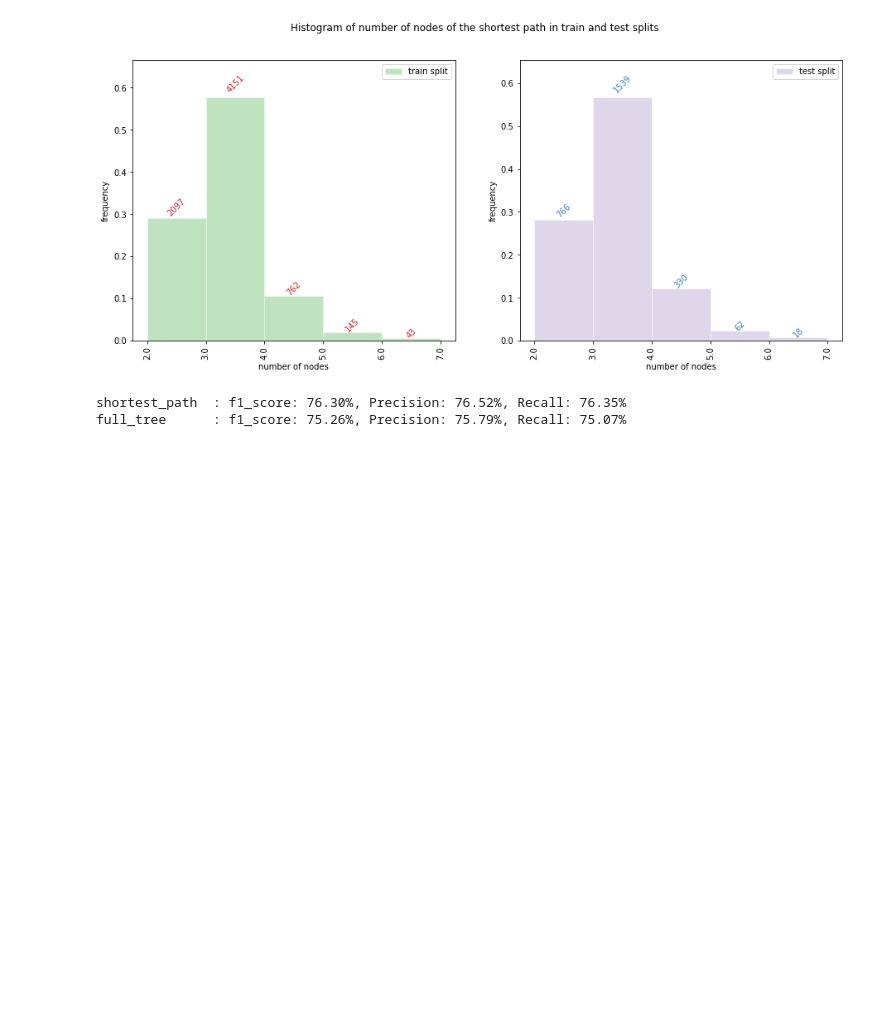
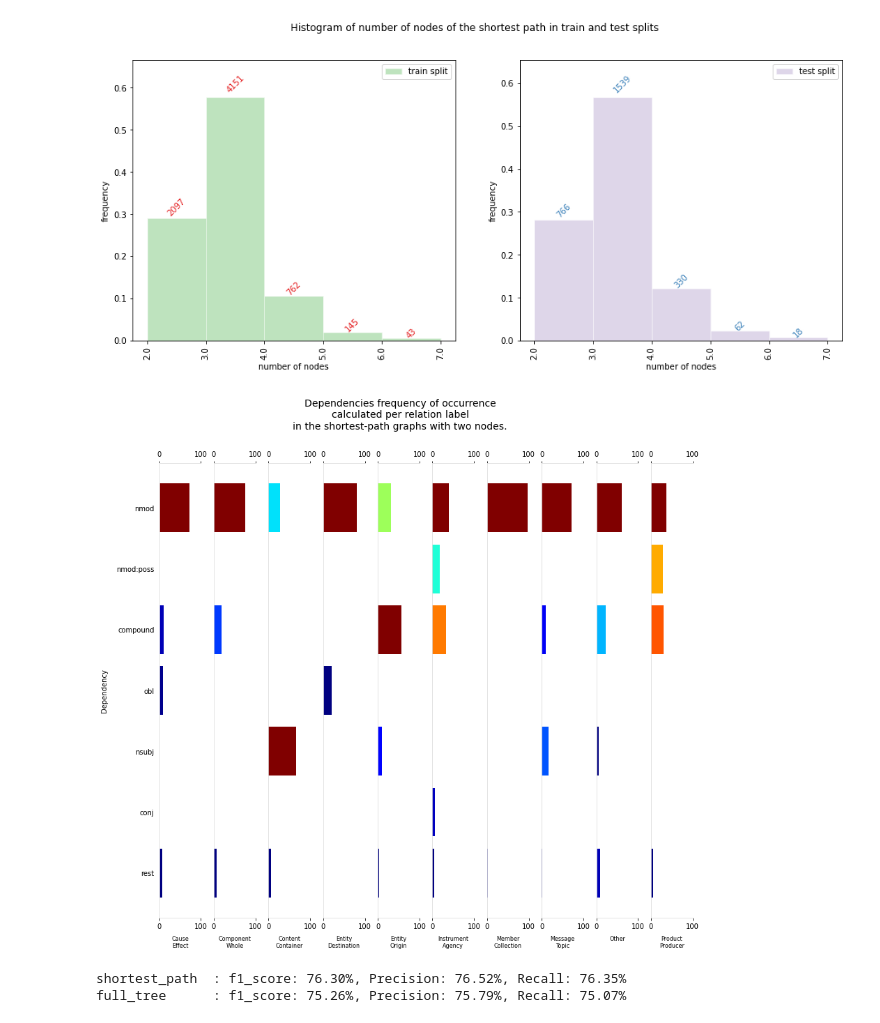
Before and after one commit to zarzouram/RE_Extraction_tree_and_Seq_LSTM, a Jupyter notebook: run_test.ipynb, the cells around one changed output. Saved outputs shown, nothing was run; the diff lists cells and outputs as text; code cells hidden in the pictures; blank space fills up the shorter version.

```diff
--- a/run_test.ipynb
+++ b/run_test.ipynb
@@ -122,0 +159,65 @@ figs, axes = plot_hist(data=num_nodes,
+# %%
+import matplotlib
+import matplotlib.pyplot as plt
+
+df_reldep = df.groupby(["rel", "dep_0"])["dep_0"].agg("count")
+df_reldep = df_reldep.to_frame(name="count")
+df_reldep["percent"] = df_reldep.groupby(
+    level=0).transform(lambda x: x / sum(x) * 100).round(2)
+df_reldep = df_reldep.reset_index()
+df_rest_ids = df_reldep[df_reldep["percent"] < 5.].index
+df_reldep.loc[df_rest_ids, "dep_0"] = "rest"
+
+df_reldep = df_reldep.groupby(["rel", "dep_0"]).sum()
+
+fig = plt.figure(figsize=(12, 10), constrained_layout=True)
+spec = fig.add_gridspec(ncols=len(rel_labels), nrows=1)
+fig.suptitle("Dependencies frequency of occurrence\ncalculated per relation label\nin the shortest-path graphs with two nodes.", fontsize=14, y=1.1)
+
+df_reldep = df_reldep.reset_index().sort_values(by=["percent", "dep_0"])
+dep_sorted_map = dict.fromkeys(df_reldep["dep_0"].astype(str).values.tolist())
+dep_sorted_map.update((k, i) for i, k in enumerate(dep_sorted_map))
+
+cmap = matplotlib.cm.get_cmap("jet")
+
+axes = []
+for c, r in enumerate(rel_labels):
+    ax = fig.add_subplot(spec[0, c])
+    axes.append(ax)
+    df_r = df_reldep[df_reldep["rel"] == r]
+    dep_tags = df_r["dep_0"].astype(str).values.tolist()
+    values = df_r["percent"].astype(float).values.tolist()
+
+    values_sorted = [0.] * len(dep_sorted_map)
+    for d, v in zip(dep_tags, values):
+        idx = dep_sorted_map[d]
+        values_sorted[idx] = v
+
+    y_ticks = list(dep_sorted_map.values())
+    norm = matplotlib.colors.Normalize(vmin=min(values), vmax=max(values))
+
+    bar = axes[-1].barh(y_ticks,
+                        values_sorted,
+                        color=[cmap(norm(v)) for v in values_sorted])
+    _ = axes[-1].spines["top"].set_color("#DDDDDD")
+    _ = axes[-1].spines["right"].set_visible(False)
+    _ = axes[-1].spines["left"].set_color("#DDDDDD")
+    _ = axes[-1].spines["bottom"].set_color("#DDDDDD")
+    _ = axes[-1].yaxis.grid(False)
+    _ = axes[-1].xaxis.grid(False)
+    _ = axes[-1].set_xlim(0, 100)
+    _ = axes[-1].xaxis.set_tick_params(labeltop=True)
+
+    xlabel = r if r == "Other" else "\n".join(r.split("-"))
+    _ = axes[-1].set_xlabel(xlabel, labelpad=8, fontsize=8)
+
+    if c == 0:
+        _ = axes[0].set_yticks(y_ticks)
+        _ = axes[0].set_yticklabels(list(dep_sorted_map.keys()))
+        _ = axes[0].set_ylabel("Dependency", labelpad=12, fontsize=10)
+        _ = axes[0].tick_params(bottom=True, left=False, top=True)
+    else:
+        _ = axes[-1].tick_params(bottom=True, left=False, top=True)
+        _ = axes[-1].set_yticklabels([])
+# %% [output]
+[figure, added]
```
Also changed, not shown: parts of 7 cells of this notebook, 1 other file.
